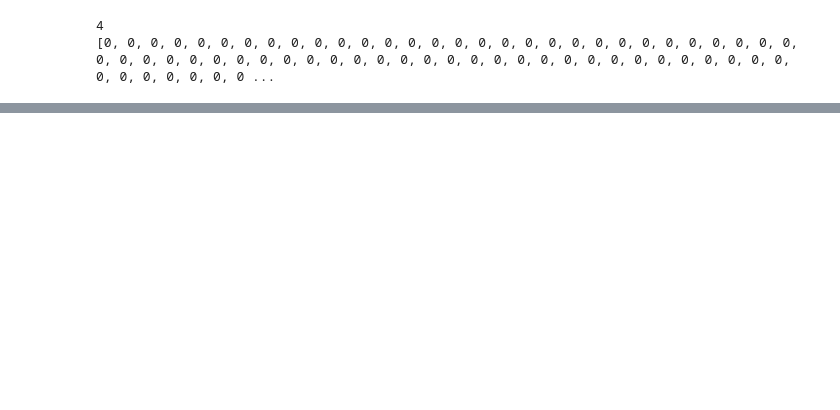
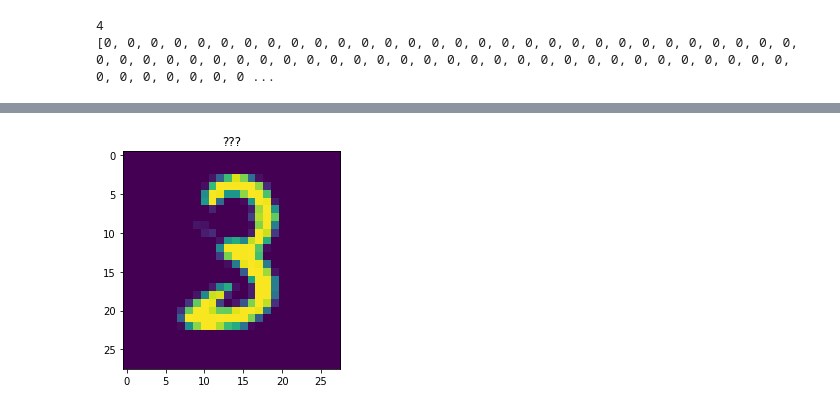
Before and after one commit to phildeutsch/fast.ai, a Jupyter notebook: digits.ipynb, the cells around one changed output, grey strips where cells are left out. Cells and saved outputs as stored; diff of their text form; code cells hidden in the pictures; blank space fills up the shorter version.

```diff
--- a/digits.ipynb
+++ b/digits.ipynb
@@ -7,5 +15 @@ from PIL import Image
-# %%
-filename = 'data/digits/train.csv'
-with open(filename) as f:
-    lines = f.readlines()
 # %%
@@ -31,0 +50,4 @@ plot_digit(456)
+# %%
+plot_digit(digits_test[4], '???')
+# %% [output]
+[figure, added]
```
Also changed, not shown: parts of 14 cells of this notebook, 1 other file.
